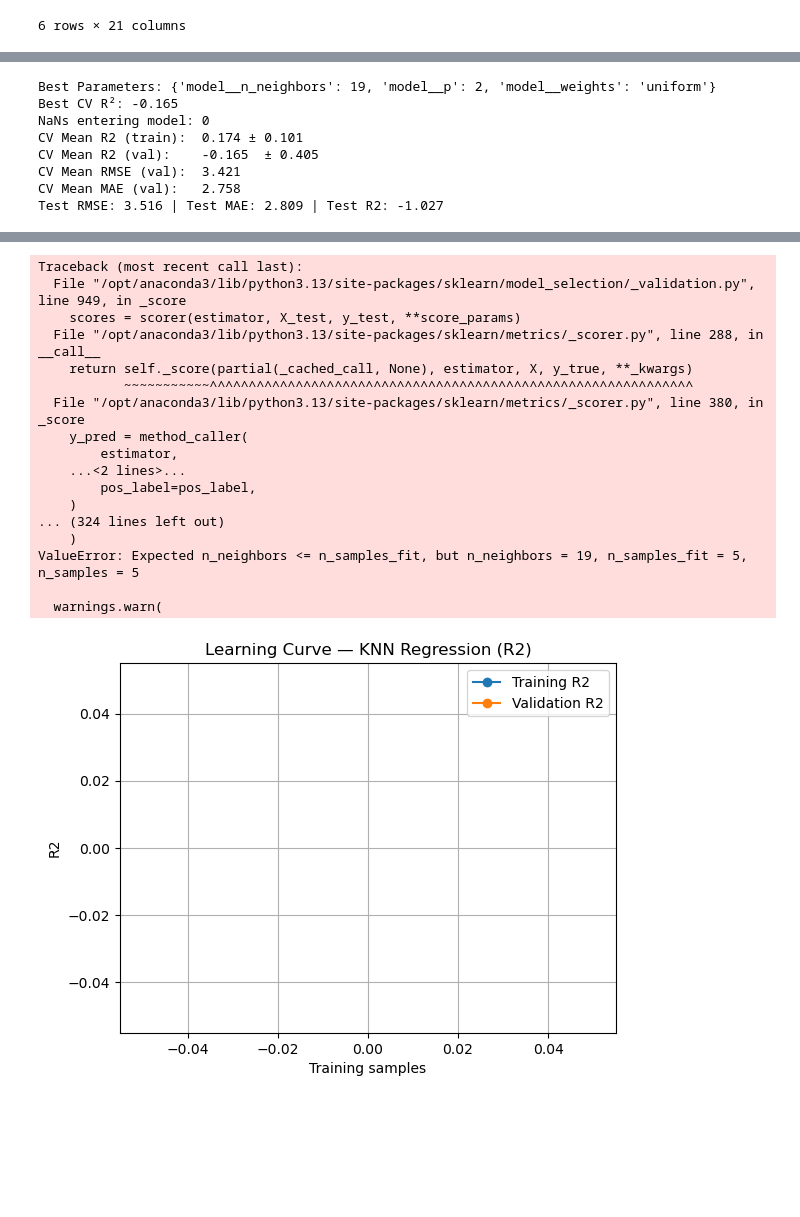
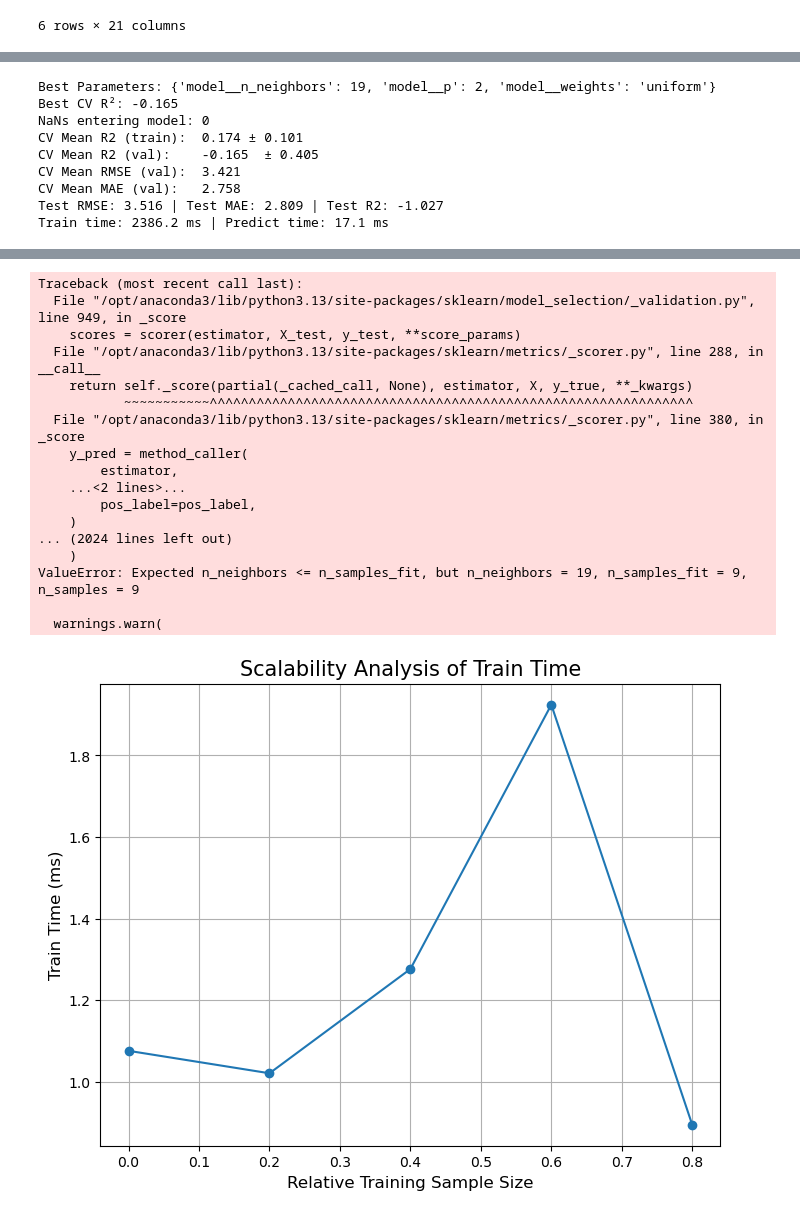
Before and after one commit to fraser2763/AI4-CW2, a Jupyter notebook: KNearestNeighbours.ipynb, the cells around one changed output, grey strips where cells are left out. Drawn from its saved outputs; the diff is of its cells as text; code cells hidden in the pictures; blank space fills up the shorter version.

Commit message:
Added scalability analysis

```diff
--- a/KNearestNeighbours.ipynb
+++ b/KNearestNeighbours.ipynb
@@ -156,6 +156,31 @@ from sklearn.neighbors import KNeighborsRegressor
 #from sklearn.exceptions import ConvergenceWarning
 #warnings.filterwarnings("ignore", category=ConvergenceWarning)
 
+def scalability_analysis(estimator, X, y):
+    """if your data needs scaled for your model, make sure you apply that in a pipeline then use
+    pipeline as your estimator."""
+    tt = np.empty((5,5))
+    ss = np.arange(0,1,0.2)
+    for j in range(0,5):
+        train_time = []
+        tss = TimeSeriesSplit(n_splits = 5)
+        for i, (split_idx, _) in enumerate(tss.split(X, y)):        # creates 5 subsamples at "0.2", "0.4", "0.6", "0.8", "1.0"
+            Xs = X.iloc[split_idx,:]
+            ys = y.iloc[split_idx]
+            t0 = time.time()
+            estimator.fit(Xs, ys[ys.columns[0]])
+            train_time.append((time.time() - t0)*1000)
+        tt[j,:] = train_time
+    avg_tt = tt.mean(axis=0)
+    plt.figure(figsize=(8,6))
+    plt.plot(ss, avg_tt, '-o')
+    plt.xlabel("Relative Training Sample Size", fontsize=12)
+    plt.ylabel("Train Time (ms)", fontsize=12)
+    plt.grid()
+    plt.title("Scalability Analysis of Train Time", fontsize=15)
+    #plt.savefig("Scalability analysis - KNN")
+    plt.show()
+
 # Random seed
 RNG = 42
 
@@ -164,8 +189,10 @@ reg_pipe = Pipeline([
     ("model", KNeighborsRegressor())
 ])
 # %%
+# Gridsearch and Pipeline
+
 param_grid = {
-    "model__n_neighbors": [3, 5, 7, 9, 11, 13, 15, 17, 19, 21, 25], # Number of nearest points used to predict target value, few, over, many, underfitting
+    "model__n_neighbors": [3, 5, 7, 9, 11, 13, 15, 17, 19, 21], # Number of nearest points used to predict target value, few = overfit, many=underfit
     "model__weights": ["uniform", "distance"], # Uniform = all points contribute equally. Distance = weighted based on proximity
     "model__p": [1, 2],  # 1=Manhattan, 2=Euclidean # Measure how similar two points are, using sum of differences (1) or line distance (2)
 }
@@ -182,8 +209,10 @@ grid_search = GridSearchCV(
 )
 
 # Flattening values to remove error
+start_time = time.time()
 grid_search.fit(X_train, y_train.values.ravel())
 #grid_search.fit(X_train, y_train)
+train_time = time.time() - start_time
 
 print("Best Parameters:", grid_search.best_params_)
 print(f"Best CV R²: {grid_search.best_score_:.3f}")
@@ -196,7 +225,9 @@ print("NaNs entering model:", np.isnan(X_check).sum())
 
 
 # Run the test
+start_time = time.time()
 y_pred = pd.Series(reg_pipe.predict(X_test), index=X_test.index)
+pred_time = time.time() - start_time
 
 
 # Run cross-validation
@@ -218,7 +249,7 @@ rmse = np.sqrt(mean_squared_error(y_test, y_pred))
 mae = mean_absolute_error(y_test, y_pred)
 r2 = r2_score(y_test, y_pred)
 print(f"Test RMSE: {rmse:.3f} | Test MAE: {mae:.3f} | Test R2: {r2:.3f}")
-#print(f"Train time: {train_time*1000:.1f} ms | Predict time: {pred_time*1000:.1f} ms")
+print(f"Train time: {train_time*1000:.1f} ms | Predict time: {pred_time*1000:.1f} ms")
 
 
 # Create plot of predicted values
@@ -236,8 +267,12 @@ plt.show()
 # Learning curve (KNN Regression, R2)
 train_sizes, train_scores, val_scores = learning_curve(
     reg_pipe, X_train, y_train, cv=tscv, scoring="r2", n_jobs=-1,
-    train_sizes=np.linspace(0.2, 1.0, 1), shuffle=True, random_state=RNG
+    train_sizes=np.linspace(0.2, 1.0, 10), shuffle=True, random_state=RNG
 )
+
+
+scalability_analysis(reg_pipe, X_train, y_train)
+
 
 # Print Learning Curve
 plt.figure()
@@ -245,33 +280,34 @@ plt.title("Learning Curve — KNN Regression (R2)")
 plt.plot(train_sizes, train_scores.mean(axis=1), marker="o", label="Training R2")
 plt.plot(train_sizes, val_scores.mean(axis=1), marker="o", label="Validation R2")
 plt.xlabel("Training samples"); plt.ylabel("R2"); plt.legend(); plt.grid(True)
 #plt.savefig("Learning Curve — KNN Regression (R2)")
 plt.show()
 # %% [output]
 Best Parameters: {'model__n_neighbors': 19, 'model__p': 2, 'model__weights': 'uniform'}
 Best CV R²: -0.165
 NaNs entering model: 0
 CV Mean R2 (train):  0.174 ± 0.101
 CV Mean R2 (val):    -0.165  ± 0.405
 CV Mean RMSE (val):  3.421
 CV Mean MAE (val):   2.758
 Test RMSE: 3.516 | Test MAE: 2.809 | Test R2: -1.027
+Train time: 2386.2 ms | Predict time: 17.1 ms
 [figure]
 Traceback (most recent call last):
   File "/opt/anaconda3/lib/python3.13/site-packages/sklearn/model_selection/_validation.py", line 949, in _score
     scores = scorer(estimator, X_test, y_test, **score_params)
   File "/opt/anaconda3/lib/python3.13/site-packages/sklearn/metrics/_scorer.py", line 288, in __call__
     return self._score(partial(_cached_call, None), estimator, X, y_true, **_kwargs)
            ~~~~~~~~~~~^^^^^^^^^^^^^^^^^^^^^^^^^^^^^^^^^^^^^^^^^^^^^^^^^^^^^^^^^^^^^^
   File "/opt/anaconda3/lib/python3.13/site-packages/sklearn/metrics/_scorer.py", line 380, in _score
     y_pred = method_caller(
         estimator,
     ...<2 lines>...
         pos_label=pos_label,
     )
-... (324 lines left out)
+... (2024 lines left out)
     )
-ValueError: Expected n_neighbors <= n_samples_fit, but n_neighbors = 19, n_samples_fit = 5, n_samples = 5
+ValueError: Expected n_neighbors <= n_samples_fit, but n_neighbors = 19, n_samples_fit = 9, n_samples = 9
 
   warnings.warn(
-[figure, old version]
+[figure, new version]
```
Also changed, not shown: parts of 1 cell of this notebook.
